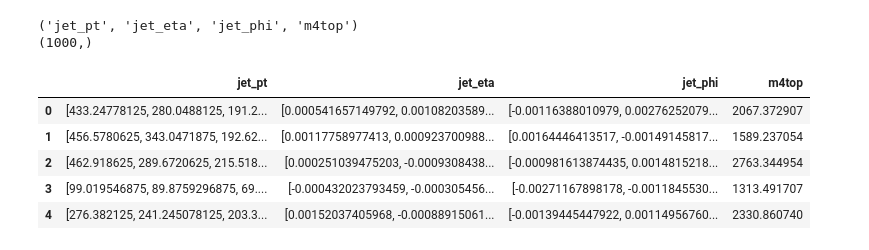
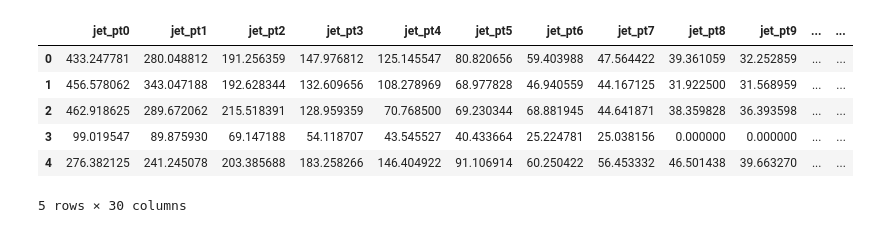
Before and after one commit to rmadar/ML-HEP, a Jupyter notebook: TestRootNumpy.ipynb, the cells around one changed output. Saved outputs shown, nothing was run; the diff lists cells and outputs as text; code cells hidden in the pictures.

```diff
--- a/TestRootNumpy.ipynb
+++ b/TestRootNumpy.ipynb
@@ -5,16 +26,15 @@ from   root_numpy import root2array, tree2array
 # %%
-data = root2array('MCtruth_4topCI.root')
-print(data.dtype.names)
-print(data.shape)
-
+data = root2array('flatNtuple_4topCI.root')
 df = pd.DataFrame(data)
+cols = df.columns.tolist()
+cols = cols[1:-1] + [cols[0]]
+df = df[cols]
 df.head()
 # %% [output]
+|  | jet_pt0 | jet_pt1 | jet_pt2 | jet_pt3 | jet_pt4 | jet_pt5 | jet_pt6 | jet_pt7 | jet_pt8 | jet_pt9 | ... | ... |
+| 0 | 433.247781 | 280.048812 | 191.256359 | 147.976812 | 125.145547 | 80.820656 | 59.403988 | 47.564422 | 39.361059 | 32.252859 | ... | ... |
+| 1 | 456.578062 | 343.047188 | 192.628344 | 132.609656 | 108.278969 | 68.977828 | 46.940559 | 44.167125 | 31.922500 | 31.568959 | ... | ... |
+| 2 | 462.918625 | 289.672062 | 215.518391 | 128.959359 | 70.768500 | 69.230344 | 68.881945 | 44.641871 | 38.359828 | 36.393598 | ... | ... |
+| 3 | 99.019547 | 89.875930 | 69.147188 | 54.118707 | 43.545527 | 40.433664 | 25.224781 | 25.038156 | 0.000000 | 0.000000 | ... | ... |
+| 4 | 276.382125 | 241.245078 | 203.385688 | 183.258266 | 146.404922 | 91.106914 | 60.250422 | 56.453332 | 46.501438 | 39.663270 | ... | ... |
-('jet_pt', 'jet_eta', 'jet_phi', 'm4top')
-(1000,)
+5 rows × 30 columns
-|  | jet_pt | jet_eta | jet_phi | m4top |
-| 0 | [433.24778125, 280.0488125, 191.2... | [0.000541657149792, 0.00108203589... | [-0.00116388010979, 0.00276252079... | 2067.372907 |
-| 1 | [456.5780625, 343.0471875, 192.62... | [0.00117758977413, 0.000923700988... | [0.00164446413517, -0.00149145817... | 1589.237054 |
-| 2 | [462.918625, 289.6720625, 215.518... | [0.000251039475203, -0.0009308438... | [-0.000981613874435, 0.0014815218... | 2763.344954 |
-| 3 | [99.019546875, 89.8759296875, 69.... | [-0.000432023793459, -0.000305456... | [-0.00271167898178, -0.0011845530... | 1313.491707 |
-| 4 | [276.382125, 241.245078125, 203.3... | [0.00152037405968, -0.00088915061... | [-0.00139445447922, 0.00114956760... | 2330.860740 |
```
Also changed, not shown: parts of 8 cells of this notebook, 2 other files.
